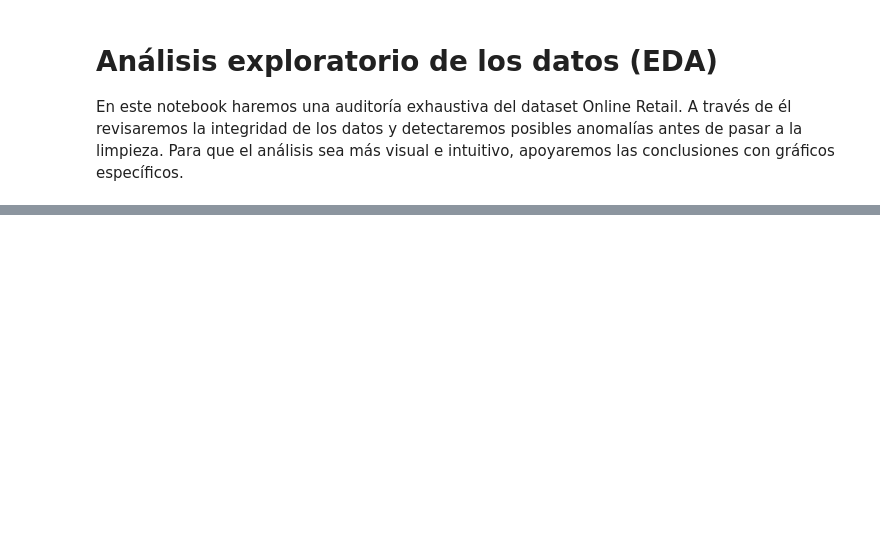
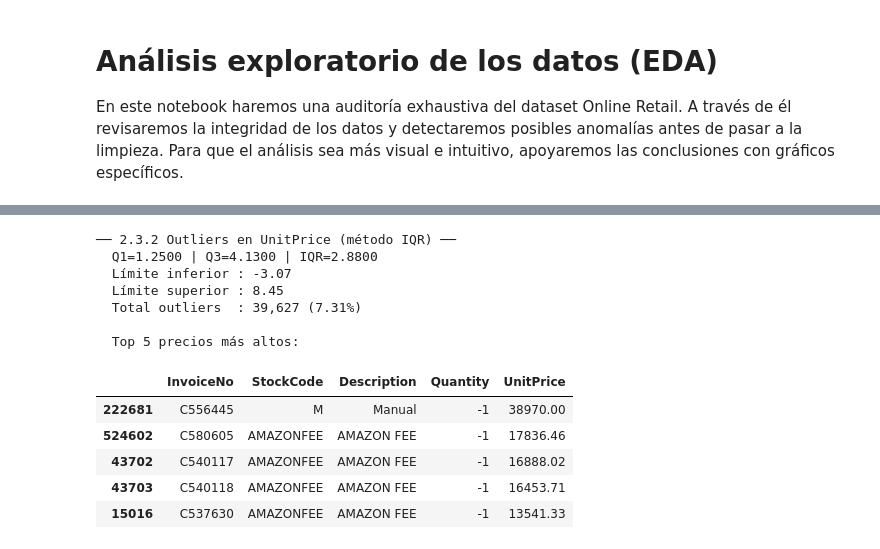
Before and after one commit to ravel01106/proyecto-master-ia-big-data, a Jupyter notebook: notebooks/regression_proyect/analysis/eda_data.ipynb, the cells around one changed output, grey strips where cells are left out. Cells and saved outputs as stored; diff of their text form; code cells hidden in the pictures; blank space fills up the shorter version.

```diff
--- a/notebooks/regression_proyect/analysis/eda_data.ipynb
+++ b/notebooks/regression_proyect/analysis/eda_data.ipynb
@@ -60,0 +226,30 @@ dtype: int64
+# %%
+# 2.3.2 — Outliers en UnitPrice (método IQR)
+Q1_price  = df['UnitPrice'].quantile(0.25)
+Q3_price  = df['UnitPrice'].quantile(0.75)
+IQR_price = Q3_price - Q1_price
+lim_inf_price = Q1_price - 1.5 * IQR_price
+lim_sup_price = Q3_price + 1.5 * IQR_price
+outliers_price = df[(df['UnitPrice'] < lim_inf_price) | (df['UnitPrice'] > lim_sup_price)]
+
+print('── 2.3.2 Outliers en UnitPrice (método IQR) ──')
+print(f'  Q1={Q1_price:.4f} | Q3={Q3_price:.4f} | IQR={IQR_price:.4f}')
+print(f'  Límite inferior : {lim_inf_price:.2f}')
+print(f'  Límite superior : {lim_sup_price:.2f}')
+print(f'  Total outliers  : {len(outliers_price):,} ({len(outliers_price) / len(df) * 100:.2f}%)')
+print('\n  Top 5 precios más altos:')
+display(df.nlargest(5, 'UnitPrice')[['InvoiceNo', 'StockCode', 'Description', 'Quantity', 'UnitPrice']])
+# %% [output]
+── 2.3.2 Outliers en UnitPrice (método IQR) ──
+  Q1=1.2500 | Q3=4.1300 | IQR=2.8800
+  Límite inferior : -3.07
+  Límite superior : 8.45
+  Total outliers  : 39,627 (7.31%)
+
+  Top 5 precios más altos:
+|  | InvoiceNo | StockCode | Description | Quantity | UnitPrice |
+| 222681 | C556445 | M | Manual | -1 | 38970.00 |
+| 524602 | C580605 | AMAZONFEE | AMAZON FEE | -1 | 17836.46 |
+| 43702 | C540117 | AMAZONFEE | AMAZON FEE | -1 | 16888.02 |
+| 43703 | C540118 | AMAZONFEE | AMAZON FEE | -1 | 16453.71 |
+| 15016 | C537630 | AMAZONFEE | AMAZON FEE | -1 | 13541.33 |
```
Also changed, not shown: parts of 27 cells of this notebook, 2 other files.
